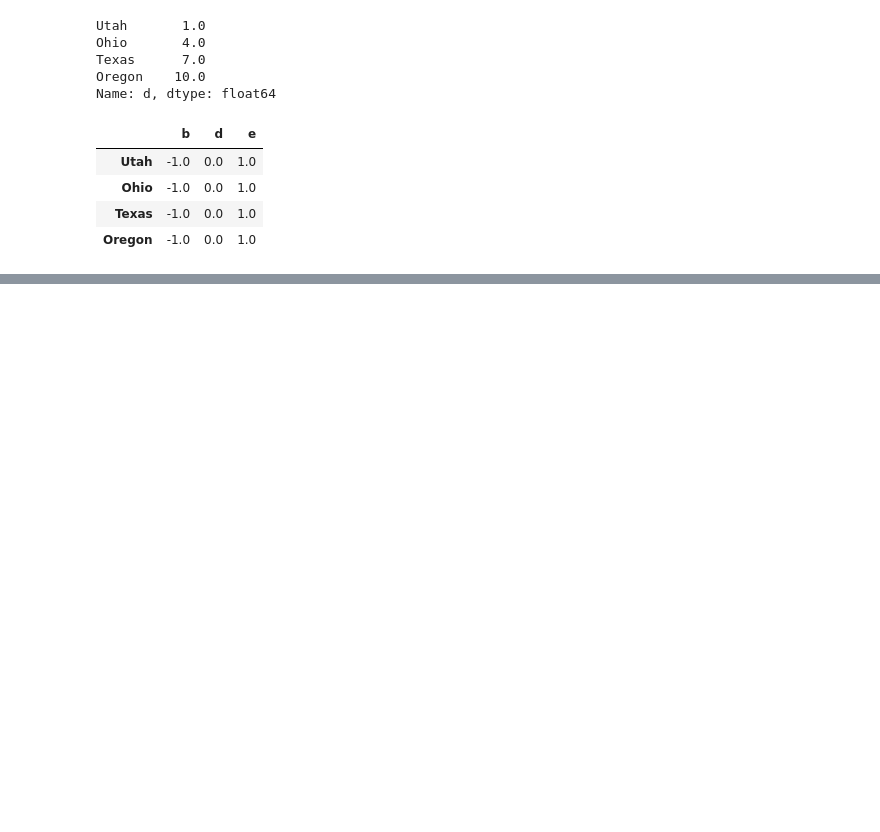
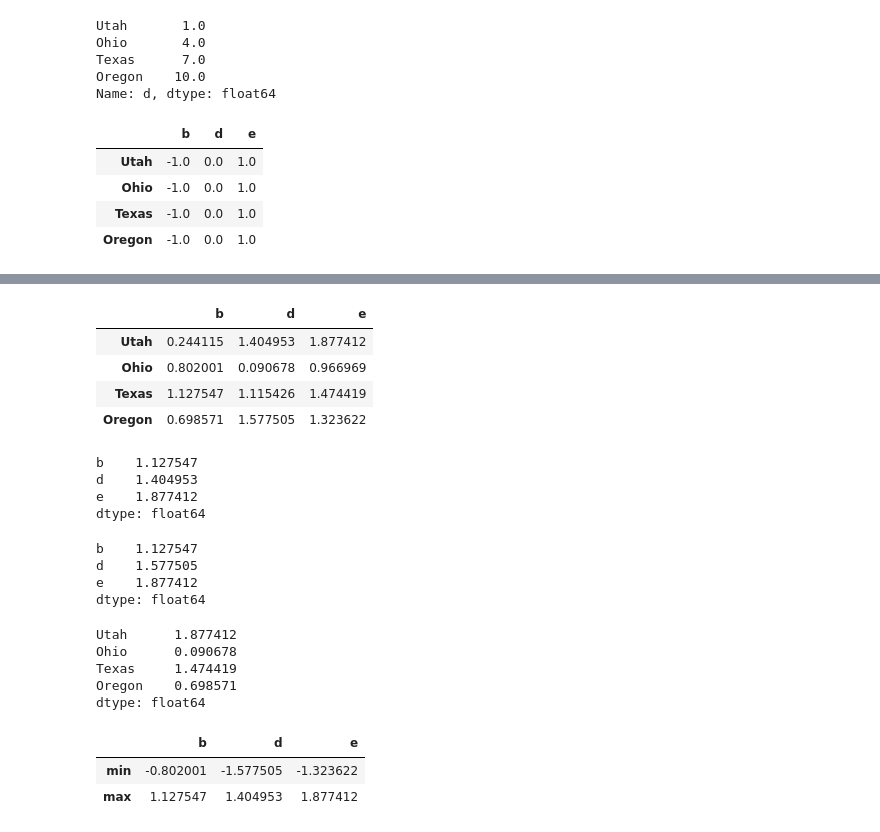
Before and after one commit to allaccountstaken/sandbox, a Jupyter notebook: PandasDrill.ipynb, the cells around one changed output, grey strips where cells are left out. Saved outputs shown, nothing was run; the diff lists cells and outputs as text; code cells hidden in the pictures; blank space fills up the shorter version.

```diff
--- a/PandasDrill.ipynb
+++ b/PandasDrill.ipynb
@@ -1002,0 +1016,32 @@ frame.sub(series3, axis='index')
+# %%
+np.abs(frame)
+# %% [output]
+|  | b | d | e |
+| Utah | 0.244115 | 1.404953 | 1.877412 |
+| Ohio | 0.802001 | 0.090678 | 0.966969 |
+| Texas | 1.127547 | 1.115426 | 1.474419 |
+| Oregon | 0.698571 | 1.577505 | 1.323622 |
+# %%
+# Another frequent operation is applying a function on one-dimensional arrays to each column or row
+f = lambda x: x.max() #- x.min()
+frame.apply(f)
+# %% [output]
+b    1.127547
+d    1.404953
+e    1.877412
+dtype: float64
+# %%
+np.abs(frame).apply(f)
+# %% [output]
+b    1.127547
+d    1.577505
+e    1.877412
+dtype: float64
+# %%
+frame.apply(f, axis='columns')
+# %% [output]
+Utah      1.877412
+Ohio      0.090678
+Texas     1.474419
+Oregon    0.698571
+dtype: float64
@@ -1002,0 +1052,6 @@ frame.sub(series3, axis='index')
+# %%
+frame.apply(f)
+# %% [output]
+|  | b | d | e |
+| min | -0.802001 | -1.577505 | -1.323622 |
+| max | 1.127547 | 1.404953 | 1.877412 |
```
Also changed, not shown: parts of 12 cells of this notebook.
